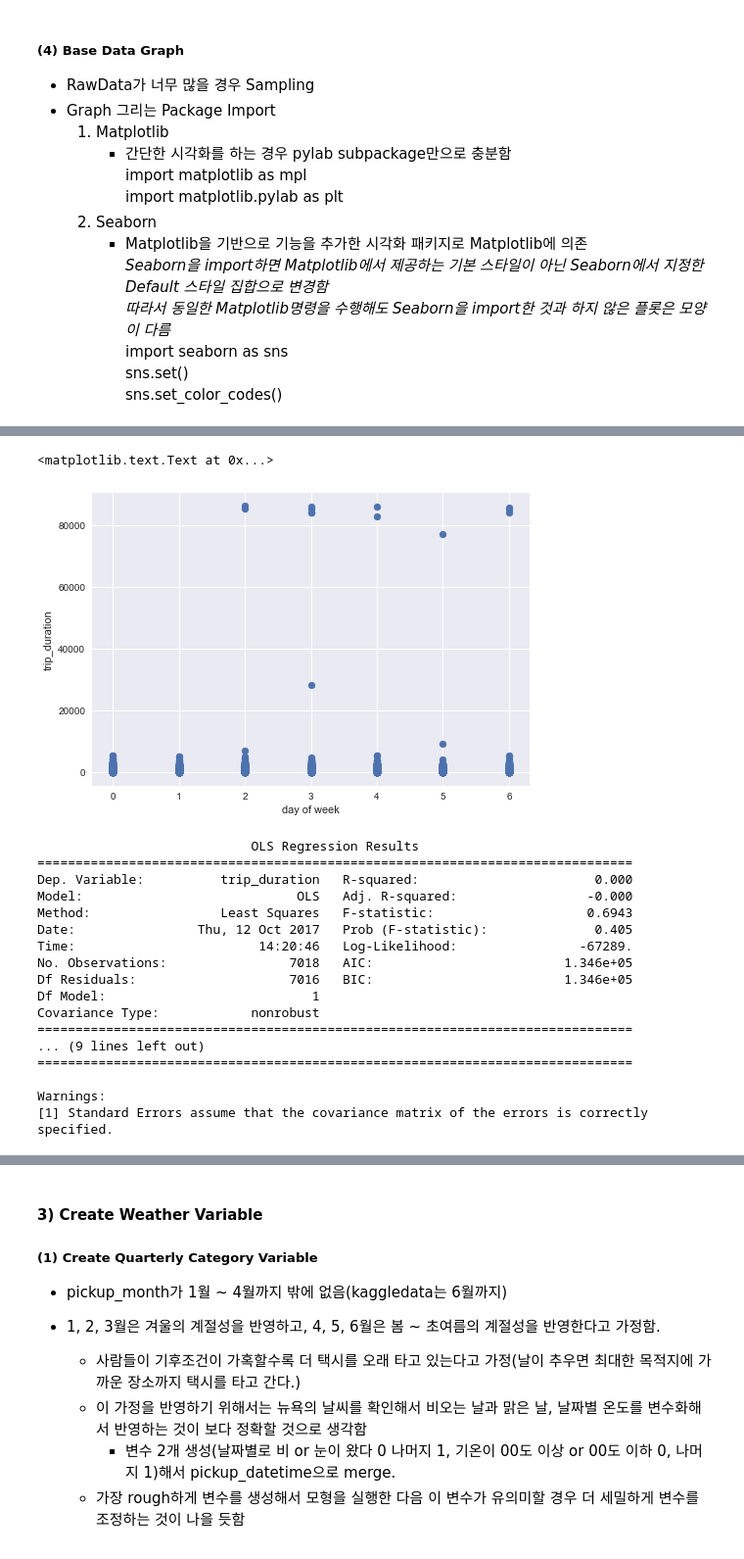
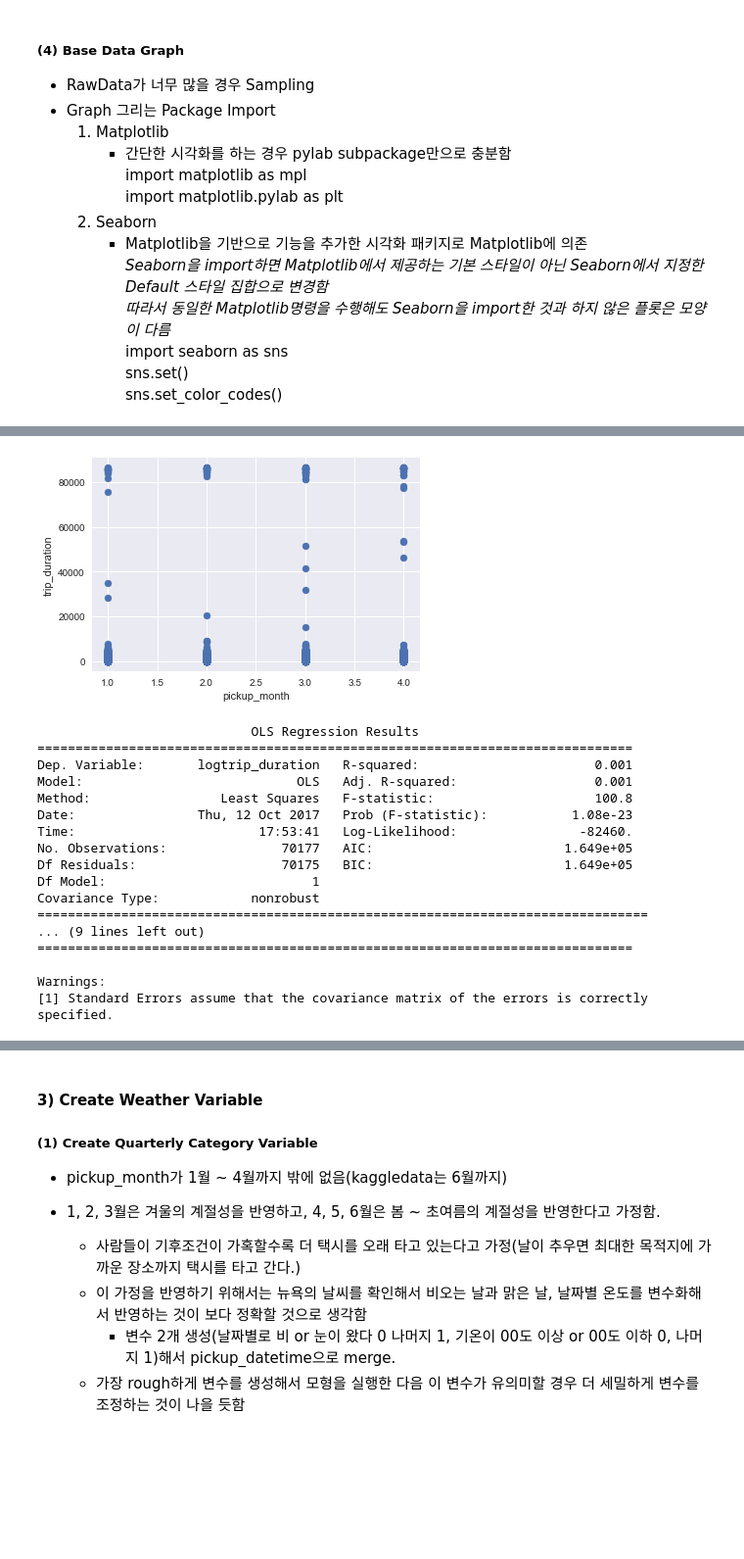
Before and after one commit to GIMINSU/nyc_taxi, a Jupyter notebook: nyc_taxi.ipynb, the cells around one changed output, grey strips where cells are left out. Shown: that part at 98% size. Cells and saved outputs as stored; diff of their text form; code cells hidden in the pictures; blank space fills up the shorter version.

```diff
--- a/nyc_taxi.ipynb
+++ b/nyc_taxi.ipynb
@@ -312,29 +274,38 @@ sns.set_color_codes()
+# %%
+# 특정 관측치 삭제
+#taxi_df = taxi_df.drop([682482])
+#taxi_df = taxi_df.drop()(axis=0)
+
+# 특정 범위만 grab
+taxi_df = taxi_df[taxi_df.trip_duration <= 1750000]
+#taxi_df[(taxi_df.trip_duration >= 1750000) & (taxi_df.trip_duration <= 2000000)]
+# %%
+# 삭제되었는지 확인
+plt.scatter(taxi_df.pickup_month, taxi_df.trip_duration)
+plt.xlabel("pickup_month")
+plt.ylabel("trip_duration")
+plt.show()
+# %% [output]
+[figure, added]
 # %%
 from sklearn.datasets import make_regression
 import statsmodels.formula.api as sm
-# %%
-plt.scatter(taxi_df.wday, taxi_df.trip_duration)
-plt.xlabel("day of week")
-plt.ylabel("trip_duration")
-# %% [output]
-<matplotlib.text.Text at 0x...>
-[figure, removed]
 # %%
-result = sm.ols(formula = "trip_duration ~ wday", data = taxi_df).fit()
+result = sm.ols(formula = "logtrip_duration ~ pickup_month", data = taxi_df).fit()
 print(result.summary())
 # %% [output]
                             OLS Regression Results
 ==============================================================================
-Dep. Variable:          trip_duration   R-squared:                       0.000
-Model:                            OLS   Adj. R-squared:                 -0.000
-Method:                 Least Squares   F-statistic:                    0.6943
-Date:                Thu, 12 Oct 2017   Prob (F-statistic):              0.405
-Time:                        14:20:46   Log-Likelihood:                -67289.
-No. Observations:                7018   AIC:                         1.346e+05
-Df Residuals:                    7016   BIC:                         1.346e+05
+Dep. Variable:       logtrip_duration   R-squared:                       0.001
+Model:                            OLS   Adj. R-squared:                  0.001
+Method:                 Least Squares   F-statistic:                     100.8
+Date:                Thu, 12 Oct 2017   Prob (F-statistic):           1.08e-23
+Time:                        17:53:41   Log-Likelihood:                -82460.
+No. Observations:               70177   AIC:                         1.649e+05
+Df Residuals:                   70175   BIC:                         1.649e+05
 Df Model:                           1
 Covariance Type:            nonrobust
-==============================================================================
+================================================================================
 ... (9 lines left out)
 ==============================================================================
 
```
Also changed, not shown: parts of 69 cells of this notebook.
